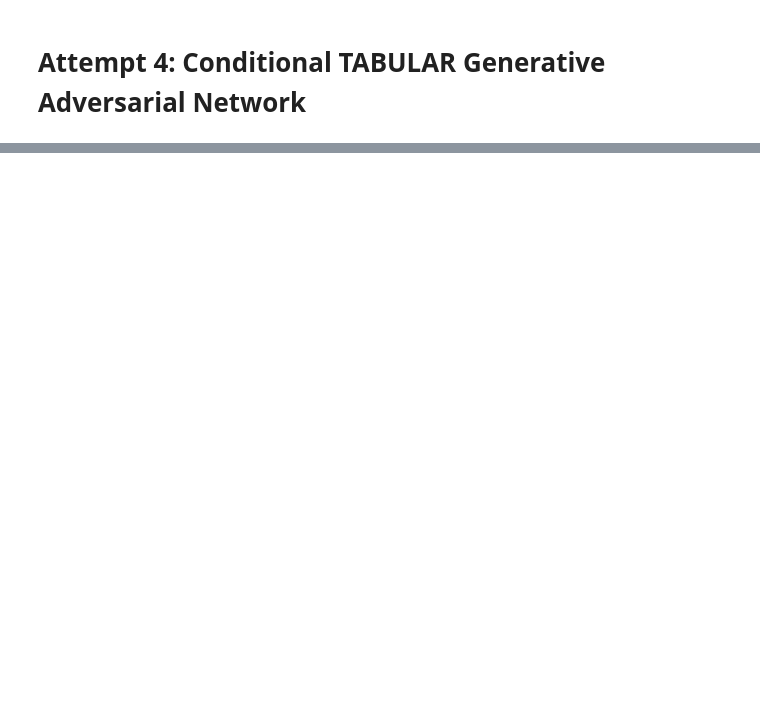
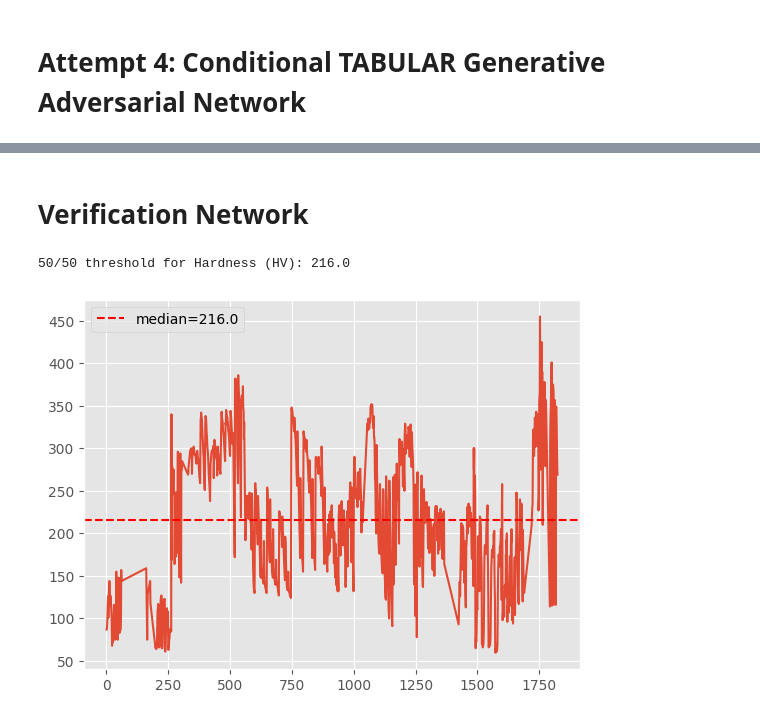
Before and after one commit to AniruthAnanth/copper_alloy_inverse_design, a Jupyter notebook: model.ipynb, the cells around one changed output, grey strips where cells are left out. Saved outputs shown, nothing was run; the diff lists cells and outputs as text; code cells hidden in the pictures; blank space fills up the shorter version.

```diff
--- a/model.ipynb
+++ b/model.ipynb
@@ -1120,0 +1143,17 @@ plt.show()
+# %% [markdown]
+# Verification Network
+# %%
+# Plot Hardness (HV) and compute the median threshold
+plt.plot((y['Hardness (HV)']))
+
+# Compute the median hardness as a 50/50 threshold
+median_threshold = y['Hardness (HV)'].median()
+print(f"50/50 threshold for Hardness (HV): {median_threshold}")
+
+# Plot threshold line
+plt.axhline(median_threshold, color='red', linestyle='--', label=f"median={median_threshold:.1f}")
+plt.legend()
+plt.show()
+# %% [output]
+50/50 threshold for Hardness (HV): 216.0
+[figure, added]
```
Also changed, not shown: parts of 20 cells of this notebook, 1 other file.
